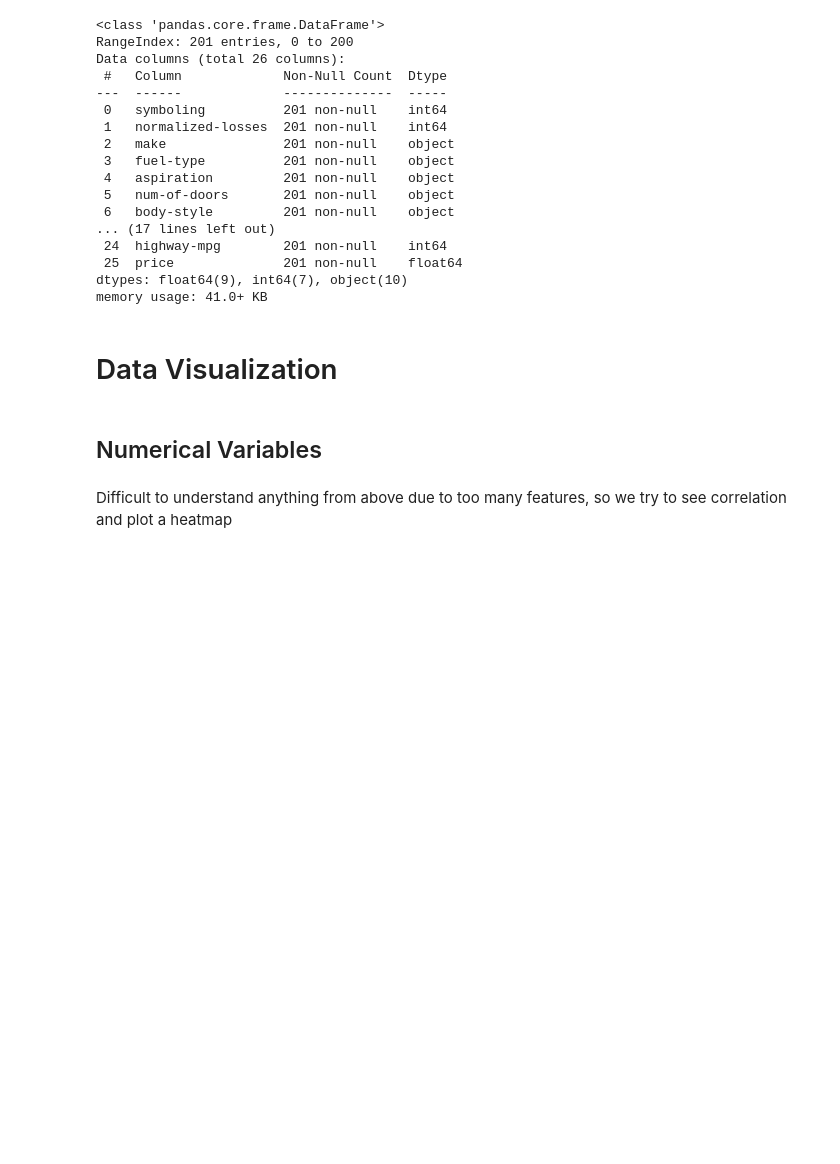
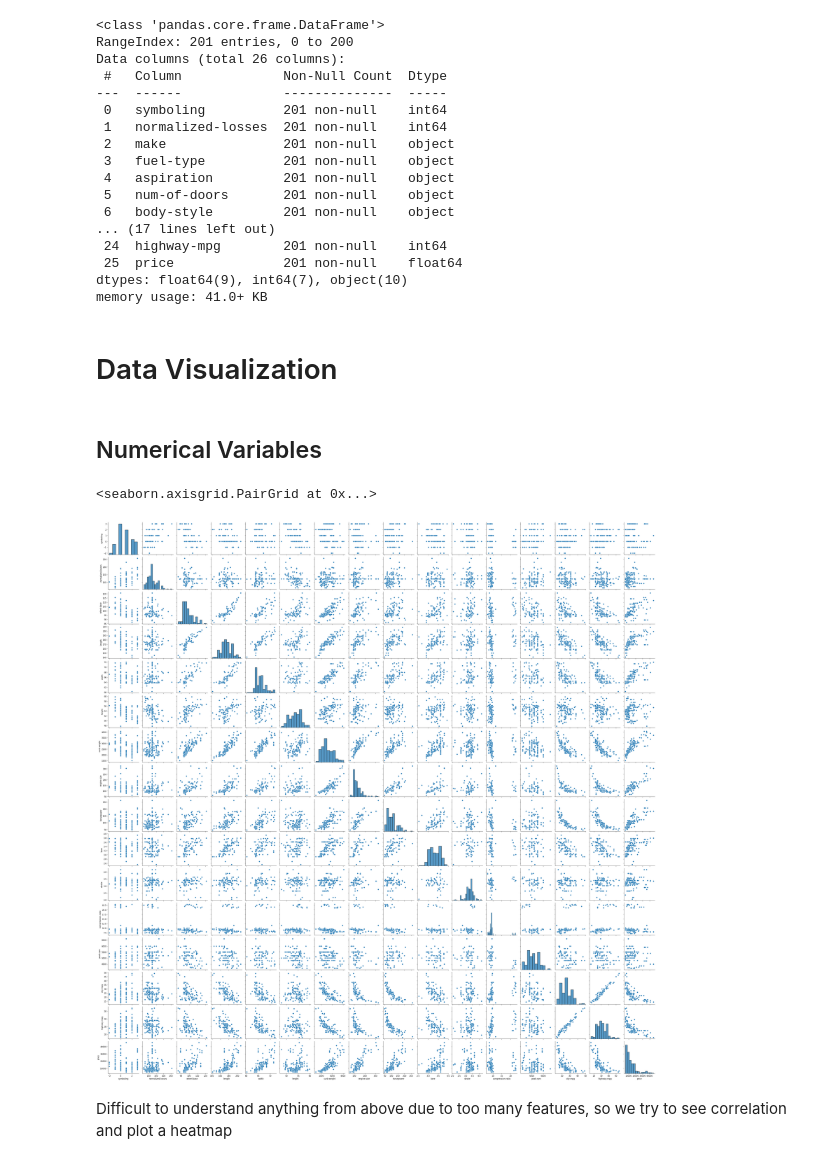
Before and after one commit to nafisa-samia/Automobile-Price-Prediction-using-Linear-Regression, a Jupyter notebook: Automobile_price_prediction_using_regression.ipynb, the cells around one changed output. Saved outputs shown, nothing was run; the diff lists cells and outputs as text; code cells hidden in the pictures; blank space fills up the shorter version.

```diff
--- a/Automobile_price_prediction_using_regression.ipynb
+++ b/Automobile_price_prediction_using_regression.ipynb
@@ -263,7 +268,10 @@ df_numeric = df[["symboling","normalized-losses","wheel-base", "length","width",
           "height","curb-weight", "engine-size","horsepower","bore","stroke","compression-ratio",
          "peak-rpm","city-mpg","highway-mpg","price"]]
 # %%
-# sns.pairplot(df_numeric)
+sns.pairplot(df_numeric)
+# %% [output]
+<seaborn.axisgrid.PairGrid at 0x...>
+[figure, added]
 # %% [markdown]
 Difficult to understand anything from above due to too many features, so we try to see correlation and plot a heatmap
 # %%
```
Also changed, not shown: parts of 57 cells of this notebook.
